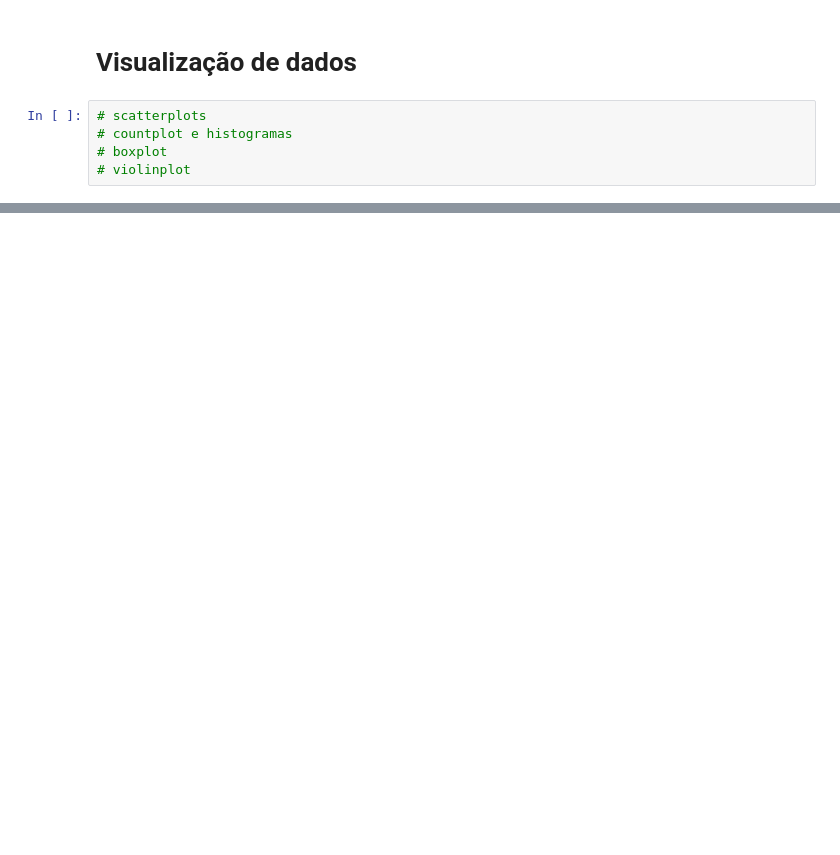
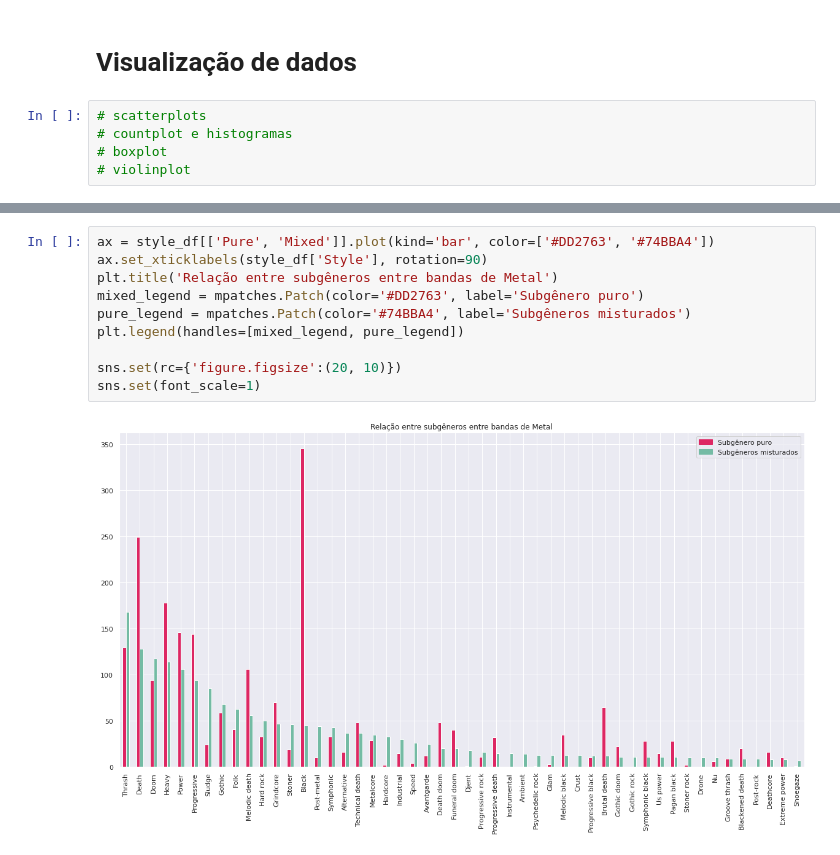
Before and after one commit to otaviokamel/projeto_introducao_analise_de_dados, a Jupyter notebook: Metal_Bands_by_Nation.ipynb, the cells around one changed output, grey strips where cells are left out. Saved outputs shown, nothing was run; the diff lists cells and outputs as text; blank space fills up the shorter version.

```diff
--- a/Metal_Bands_by_Nation.ipynb
+++ b/Metal_Bands_by_Nation.ipynb
@@ -457,0 +665,12 @@ sns.countplot(data=df, x='style', order=plot_order[:10]);
+# %%
+ax = style_df[['Pure', 'Mixed']].plot(kind='bar', color=['#DD2763', '#74BBA4'])
+ax.set_xticklabels(style_df['Style'], rotation=90)
+plt.title('Relação entre subgêneros entre bandas de Metal')
+mixed_legend = mpatches.Patch(color='#DD2763', label='Subgênero puro')
+pure_legend = mpatches.Patch(color='#74BBA4', label='Subgêneros misturados')
+plt.legend(handles=[mixed_legend, pure_legend])
+
+sns.set(rc={'figure.figsize':(20, 10)})
+sns.set(font_scale=1)
+# %% [output]
+[figure, added]
```
Also changed, not shown: parts of 126 cells of this notebook.
